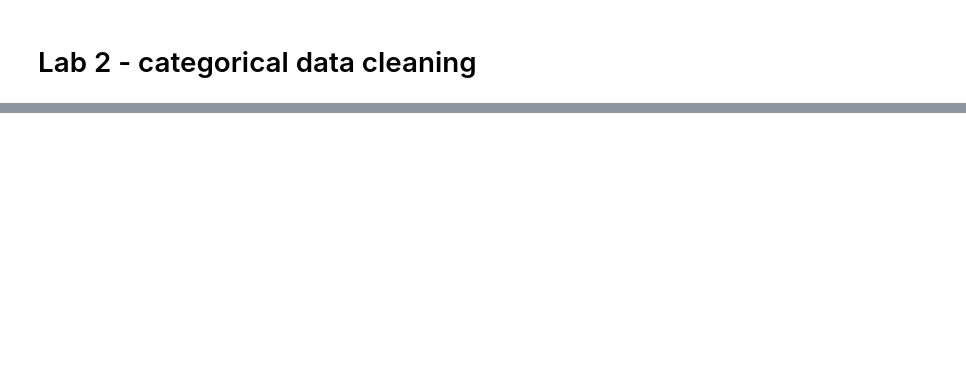
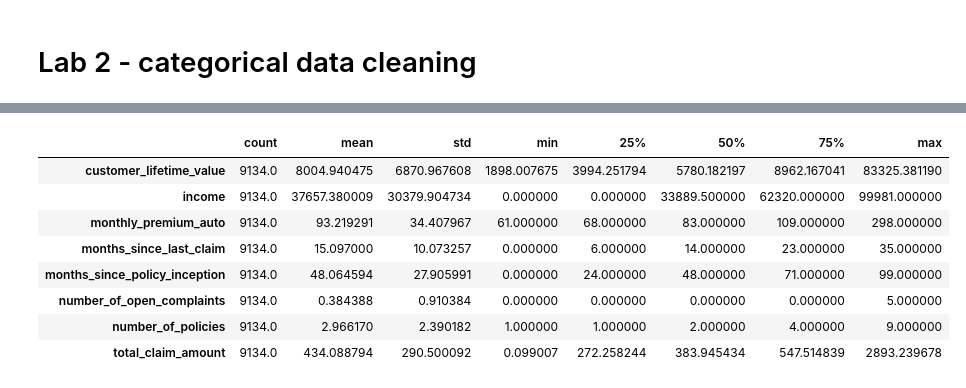
Before and after one commit to wmarshalljr/lab-cleaning-numerical-data, a Jupyter notebook: files_for_lab/Lab_NumCat_4.1_4.2.ipynb, the cells around one changed output, grey strips where cells are left out. Cells and saved outputs as stored; diff of their text form; code cells hidden in the pictures; blank space fills up the shorter version.

```diff
--- a/files_for_lab/Lab_NumCat_4.1_4.2.ipynb
+++ b/files_for_lab/Lab_NumCat_4.1_4.2.ipynb
@@ -321,0 +236,12 @@ categorical
+# %%
+customer_df.describe().T
+# %% [output]
+|  | count | mean | std | min | 25% | 50% | 75% | max |
+| customer_lifetime_value | 9134.0 | 8004.940475 | 6870.967608 | 1898.007675 | 3994.251794 | 5780.182197 | 8962.167041 | 83325.381190 |
+| income | 9134.0 | 37657.380009 | 30379.904734 | 0.000000 | 0.000000 | 33889.500000 | 62320.000000 | 99981.000000 |
+| monthly_premium_auto | 9134.0 | 93.219291 | 34.407967 | 61.000000 | 68.000000 | 83.000000 | 109.000000 | 298.000000 |
+| months_since_last_claim | 9134.0 | 15.097000 | 10.073257 | 0.000000 | 6.000000 | 14.000000 | 23.000000 | 35.000000 |
+| months_since_policy_inception | 9134.0 | 48.064594 | 27.905991 | 0.000000 | 24.000000 | 48.000000 | 71.000000 | 99.000000 |
+| number_of_open_complaints | 9134.0 | 0.384388 | 0.910384 | 0.000000 | 0.000000 | 0.000000 | 0.000000 | 5.000000 |
+| number_of_policies | 9134.0 | 2.966170 | 2.390182 | 1.000000 | 1.000000 | 2.000000 | 4.000000 | 9.000000 |
+| total_claim_amount | 9134.0 | 434.088794 | 290.500092 | 0.099007 | 272.258244 | 383.945434 | 547.514839 | 2893.239678 |
```
Also changed, not shown: parts of 26 cells of this notebook.
